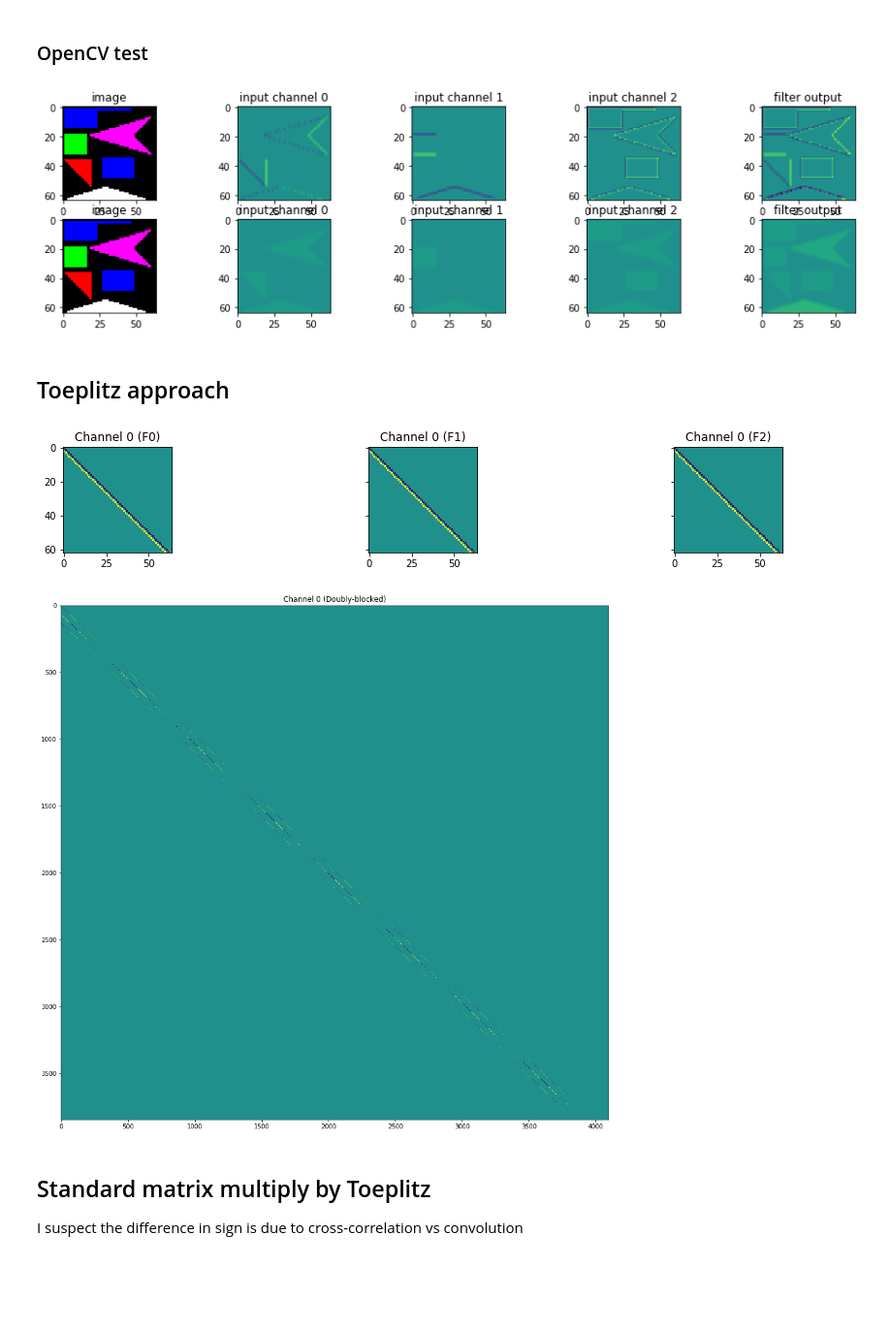
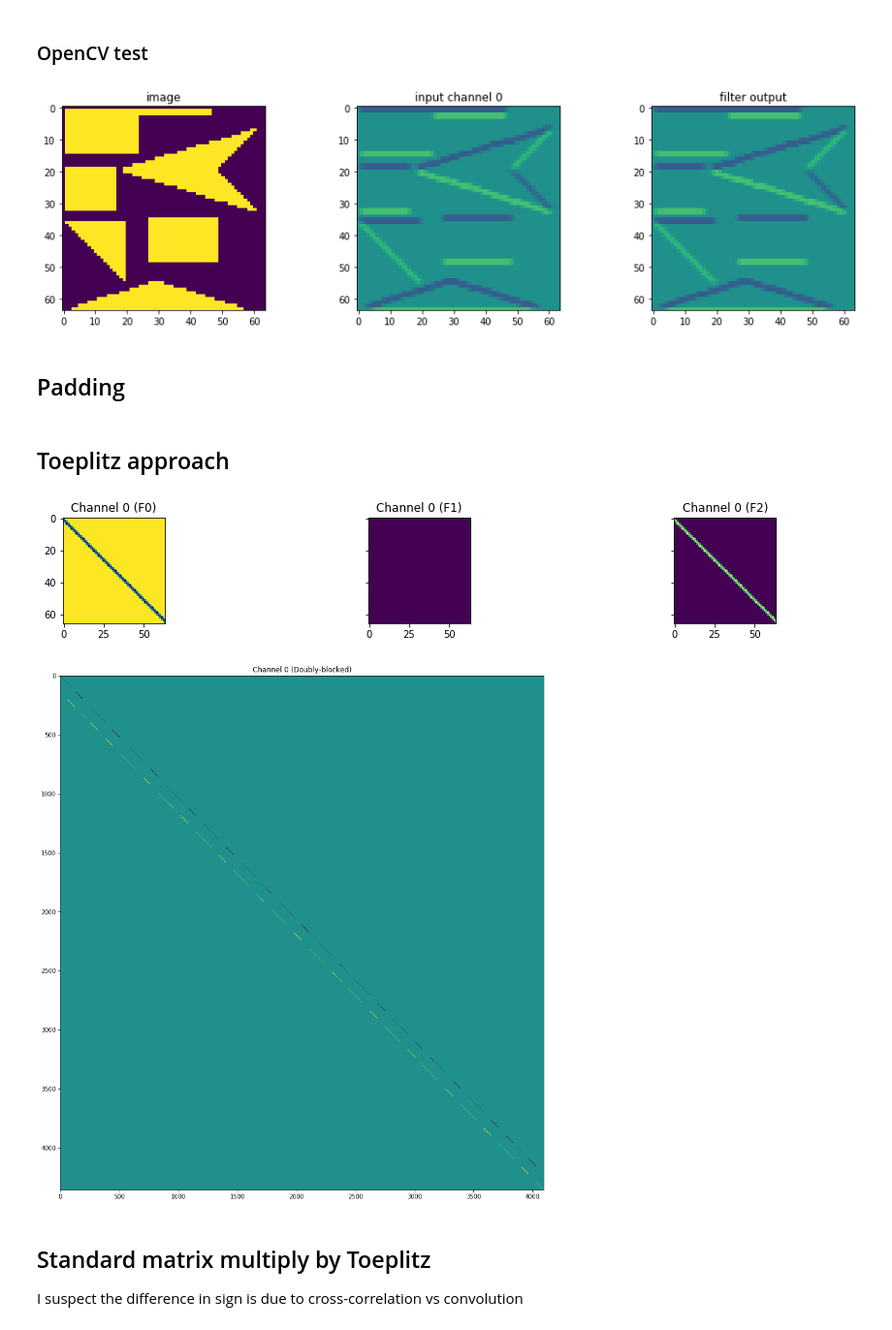
Before and after one commit to neworderofjamie/conv_test, a Jupyter notebook: toeplitz_sparse.ipynb, the cells around one changed output. Shown at 97% size. Drawn from its saved outputs; the diff is of its cells as text; code cells hidden in the pictures; blank space fills up the shorter version.

```diff
--- a/toeplitz_sparse.ipynb
+++ b/toeplitz_sparse.ipynb
@@ -8,9 +8,8 @@ from scipy.linalg import toeplitz
 ## Test data
 # %%
 INPUT_SIZE = 64
-INPUT_CHANNELS = 3
-OUTPUT_SIZE = 62
-OUTPUT_CHANNELS = 2
+INPUT_CHANNELS = 1
+OUTPUT_CHANNELS = 1
 
 if INPUT_CHANNELS == 1:
     spike_indices = np.asarray([65,   66,   67,   68,   69,   70,   71,   72,   73,   74,   75,
@@ -508,9 +507,12 @@ image[spike_indices] = 1
 image = np.reshape(image, (INPUT_SIZE, INPUT_SIZE, INPUT_CHANNELS))
 
 # Use OpenCV to calculate convolution
-# **NOTE** OpenCV does valid padding
-filter_out = [[cv2.filter2D(image[:,:,i], cv2.CV_64F, filt[o,i]) for i in range(INPUT_CHANNELS)]
-              for o in range(OUTPUT_CHANNELS)]
+# **NOTE** OpenCV does same padding
+opencv_result = [[cv2.filter2D(image[:,:,i], cv2.CV_64F, filt[o,i], borderType=cv2.BORDER_CONSTANT) for i in range(INPUT_CHANNELS)]
+                 for o in range(OUTPUT_CHANNELS)]
+
+# Sum across input channels
+sum_opencv_result = np.sum(opencv_result, axis=1)
 
 # Show results
 fig, axes = plt.subplots(OUTPUT_CHANNELS, 2 + INPUT_CHANNELS, figsize=(16,4))
@@ -521,17 +523,33 @@ for o in range(OUTPUT_CHANNELS):
 
     for i in range(INPUT_CHANNELS):
         axes_row[i + 1].set_title("input channel %u" % i)
-        axes_row[i + 1].imshow(filter_out[o][i], vmin=-10, vmax=10)
+        axes_row[i + 1].imshow(opencv_result[o][i], vmin=-10, vmax=10, interpolation="none")
 
     axes_row[-1].set_title("filter output")
-    axes_row[-1].imshow(np.sum(filter_out[o], axis=0), vmin=-10, vmax=10)
+    axes_row[-1].imshow(sum_opencv_result[o], vmin=-10, vmax=10, interpolation="none")
 # %% [output]
-[figure, old version]
+[figure, new version]
+# %% [markdown]
+## Padding
+# %%
+# Calculate "full" output size
+assert filt.shape[2] == filt.shape[3]
+KERNEL_SIZE = filt.shape[2]
+FULL_OUTPUT_SIZE = INPUT_SIZE + filt.shape[2] - 1
+
+# Same padding
+PAD = (KERNEL_SIZE - 1) // 2
+OUTPUT_SIZE = INPUT_SIZE
+
+# Valid padding
+#PAD = 0
+#OUTPUT_SIZE = INPUT_SIZE - KERNEL_SIZE + 1
 # %% [markdown]
 ## Toeplitz approach
 # %%
+
 # Zero pad filter to output size
-zero_pad_filt = np.pad(np.flip(filt, axis=3), ((0, 0), (0, 0), (OUTPUT_SIZE - filt.shape[2], 0), (0, OUTPUT_SIZE - filt.shape[3])),
+zero_pad_filt = np.pad(np.flip(filt, axis=3), ((0, 0), (0, 0), (FULL_OUTPUT_SIZE - filt.shape[2], 0), (0, FULL_OUTPUT_SIZE - filt.shape[3])),
                        "constant", constant_values=0.0)
 # Flip rows
 zero_pad_filt = np.flip(zero_pad_filt, axis=2)
@@ -562,35 +580,35 @@ for o in range(zero_pad_filt.shape[0]):
                                    toeplitz_shape[1] * block_indices.shape[1]))
 
         # tile toeplitz matrices for each row in the doubly blocked matrix
         for j in range(block_indices.shape[0]):
             for k in range(block_indices.shape[1]):
                 start_j = j * toeplitz_shape[0]
                 start_k = k * toeplitz_shape[1]
                 end_j = start_j + toeplitz_shape[0]
                 end_k = start_k + toeplitz_shape[1]
                 doubly_blocked[start_j:end_j, start_k:end_k] = f_matrices[block_indices[j,k] - 1]
 
         # If this is the first input and output channel
         if i == 0 and o == 0:
             # Show some example toeplitz matrices
             fig, axes = plt.subplots(1, 3, figsize=(16,2), sharey=True)
             axes[0].imshow(f_matrices[0])
             axes[0].set_title("Channel 0 (F0)")
             axes[1].imshow(f_matrices[1])
             axes[1].set_title("Channel 0 (F1)")
             axes[2].imshow(f_matrices[2])
             axes[2].set_title("Channel 0 (F2)")
 
             # Show complete, double-blocked matrix
             fig, axis = plt.subplots(figsize=(16,16))
             axis.imshow(doubly_blocked)
             axis.set_title("Channel 0 (Doubly-blocked)");
 
         # Add double-blocked channel matrix to list
         doubly_blocked_channels[-1].append(doubly_blocked)
 # %% [output]
-[figure, old version]
+[figure, new version]
-[figure, old version]
+[figure, new version]
 # %% [markdown]
 ## Standard matrix multiply by Toeplitz
 I suspect the difference in sign is due to cross-correlation vs convolution
```
Also changed, not shown: parts of 1 cell of this notebook.
